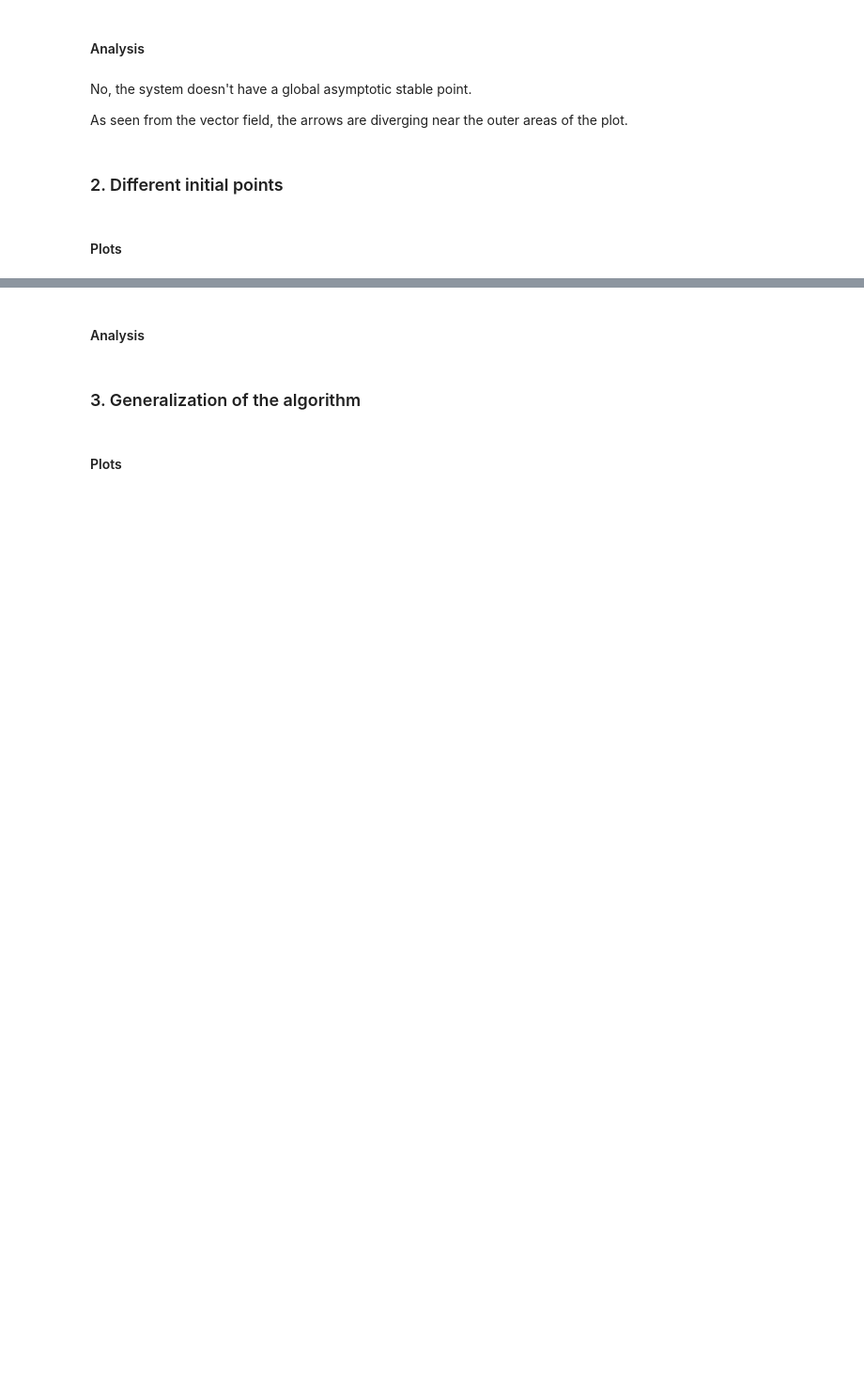
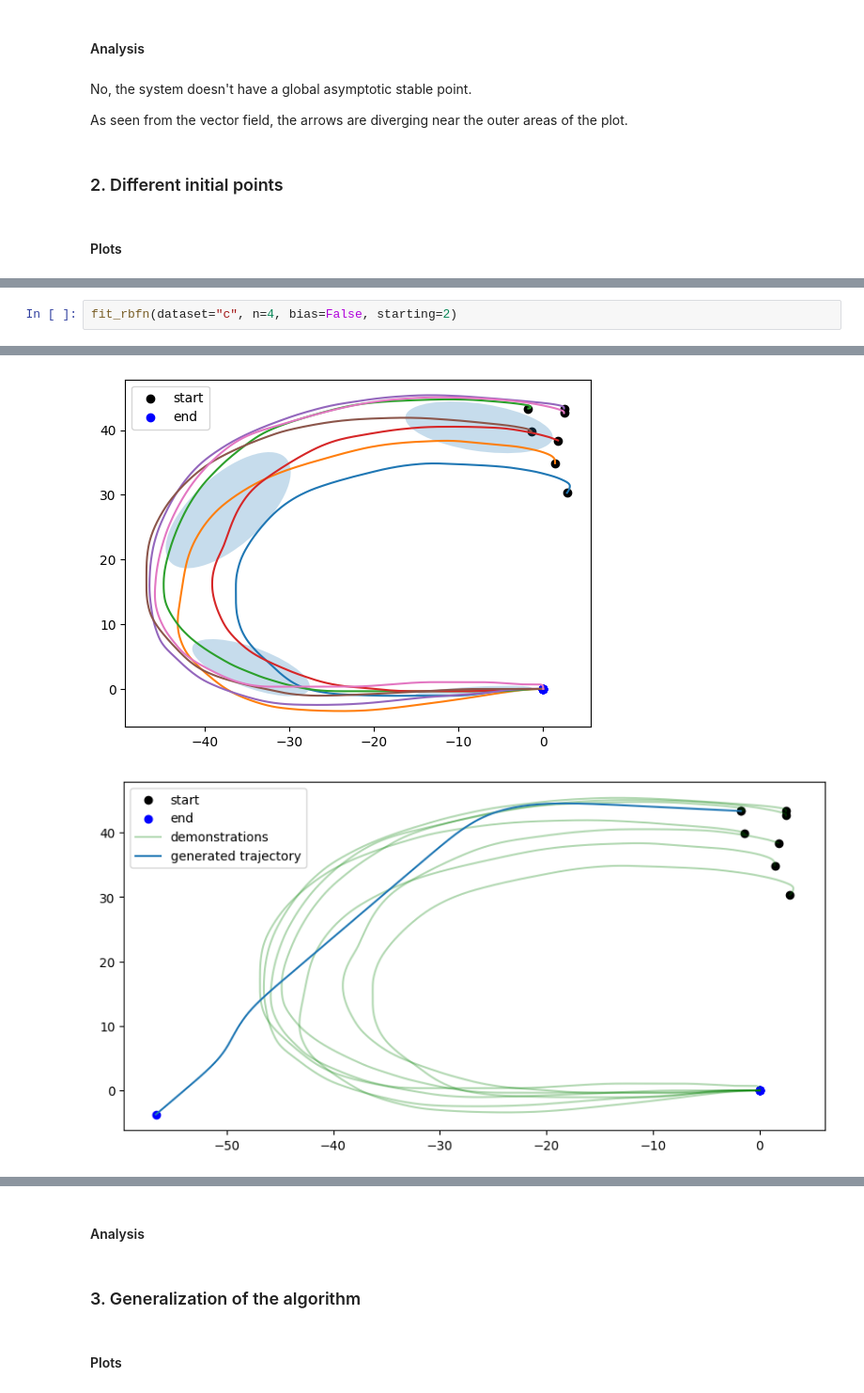
Before and after one commit to AshrithSagar/CP321-ILR-2025, a Jupyter notebook: Assignments/Assignment-4/Codes/Assignment4_RegressionTechniques(RBFN).ipynb, the cells around one changed output, grey strips where cells are left out. Shown at 94% size. Cells and saved outputs as stored; diff of their text form; blank space fills up the shorter version.

```diff
--- a/Assignments/Assignment-4/Codes/Assignment4_RegressionTechniques(RBFN).ipynb
+++ b/Assignments/Assignment-4/Codes/Assignment4_RegressionTechniques(RBFN).ipynb
@@ -369,0 +377,3 @@ As seen from the vector field, the arrows are diverging near the outer areas of
+# %%
+fit_rbfn(dataset="c", n=4, bias=False, starting=2)
+# %% [output]
@@ -369,0 +381,2 @@ As seen from the vector field, the arrows are diverging near the outer areas of
+[figure, added]
+[figure, added]
```
Also changed, not shown: parts of 4 cells of this notebook.
